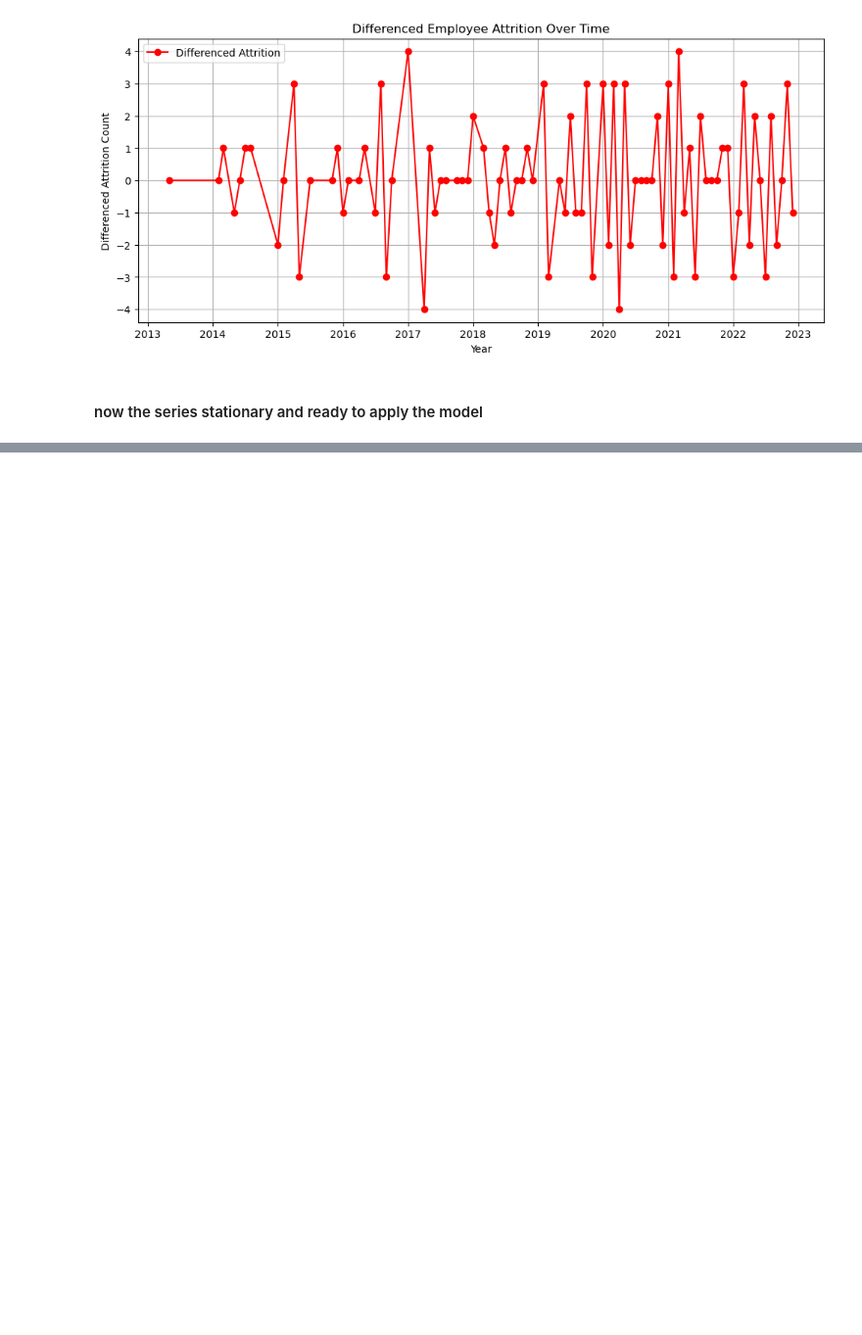
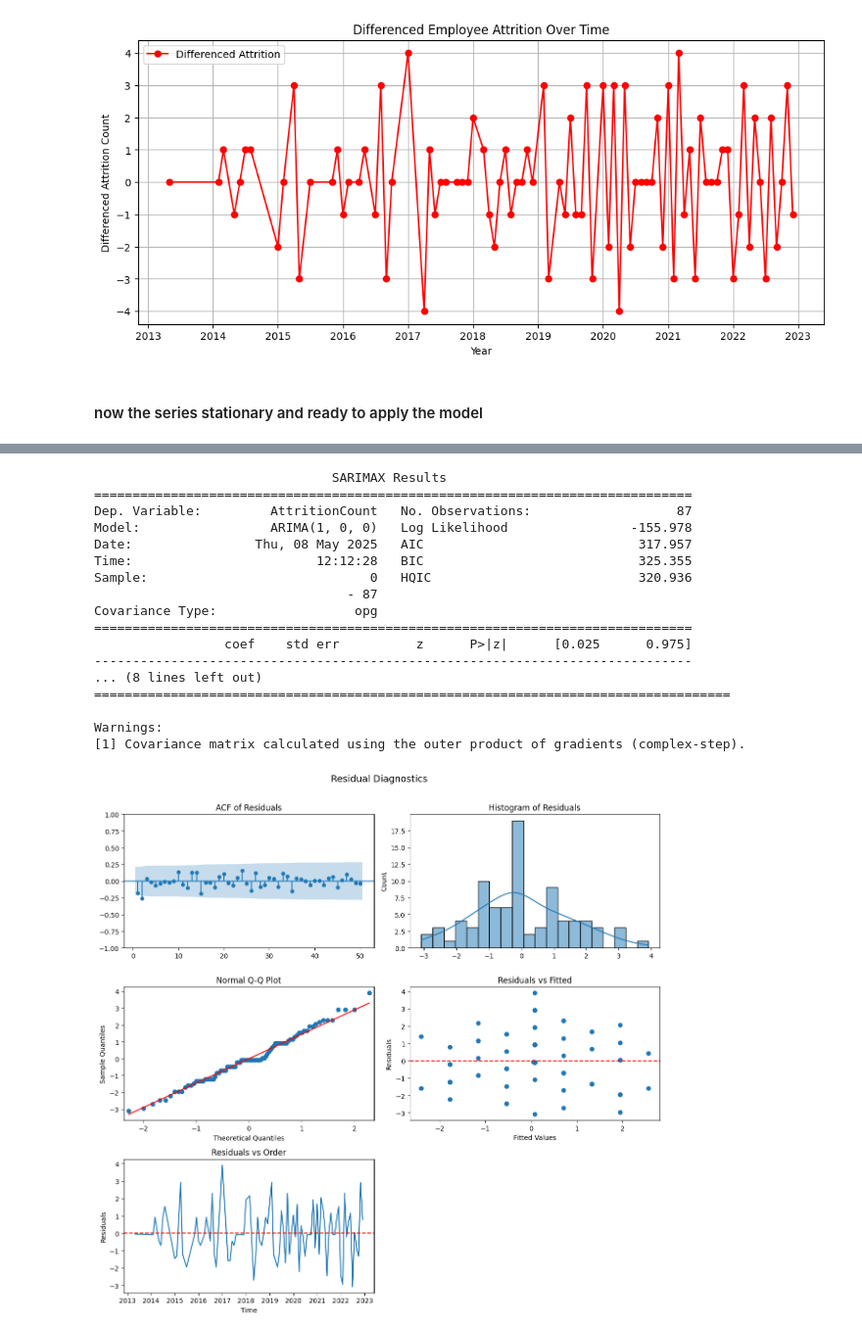
Before and after one commit to M-ashraf20/project-depi, a Jupyter notebook: Forcast.ipynb, the cells around one changed output, grey strips where cells are left out. Shown at 98% size. Cells and saved outputs as stored; diff of their text form; code cells hidden in the pictures; blank space fills up the shorter version.

```diff
--- a/Forcast.ipynb
+++ b/Forcast.ipynb
@@ -127,0 +161,76 @@ plot_pacf(attrition_diff)
+# %%
+from statsmodels.tsa.arima.model import ARIMA
+
+# Fit ARIMA(1,0,0) model
+model = ARIMA(attrition_time_series, order=(1,1,0))
+model_fit = model.fit()
+
+# Print model summary
+print(model_fit.summary())
+# Get residuals
+fit = model_fit
+
+
+
+# Residuals
+residuals = fit.resid
+
+# Fitted values (drop nan to match residuals)
+fitted_vals = fit.fittedvalues
+
+
+
+
+fig, axes = plt.subplots(3, 2, figsize=(12, 12))
+fig.suptitle("Residual Diagnostics", fontsize=14)
+
+# ACF plot
+plot_acf(residuals, lags=50,zero=False, ax=axes[0, 0])
+axes[0, 0].set_title("ACF of Residuals")
+
+# Histogram
+sns.histplot(residuals, kde=True, bins=20, ax=axes[0, 1])
+axes[0, 1].set_title("Histogram of Residuals")
+
+# Q-Q plot
+qqplot(residuals, line='s', ax=axes[1, 0])
+axes[1, 0].set_title("Normal Q-Q Plot")
+
+# Residuals vs Fitted
+axes[1, 1].scatter(fitted_vals, residuals)
+axes[1, 1].axhline(0, color='red', linestyle='--')
+axes[1, 1].set_title("Residuals vs Fitted")
+axes[1, 1].set_xlabel("Fitted Values")
+axes[1, 1].set_ylabel("Residuals")
+
+# Residuals vs Order (Time)
+axes[2, 0].plot(residuals)
+axes[2, 0].axhline(0, color='red', linestyle='--')
+axes[2, 0].set_title("Residuals vs Order")
+axes[2, 0].set_xlabel("Time")
+axes[2, 0].set_ylabel("Residuals")
+
+# Turn off empty subplot
+axes[2, 1].axis('off')
+
+plt.tight_layout(rect=[0, 0.03, 1, 0.97])
+plt.show()
+# %% [output]
+                               SARIMAX Results
+==============================================================================
+Dep. Variable:         AttritionCount   No. Observations:                   87
+Model:                 ARIMA(1, 0, 0)   Log Likelihood                -155.978
+Date:                Thu, 08 May 2025   AIC                            317.957
+Time:                        12:12:28   BIC                            325.355
+Sample:                             0   HQIC                           320.936
+                                 - 87
+Covariance Type:                  opg
+==============================================================================
+                 coef    std err          z      P>|z|      [0.025      0.975]
+------------------------------------------------------------------------------
+... (8 lines left out)
+===================================================================================
+
+Warnings:
+[1] Covariance matrix calculated using the outer product of gradients (complex-step).
+[figure, added]
```
Also changed, not shown: parts of 18 cells of this notebook, 1 other file.
